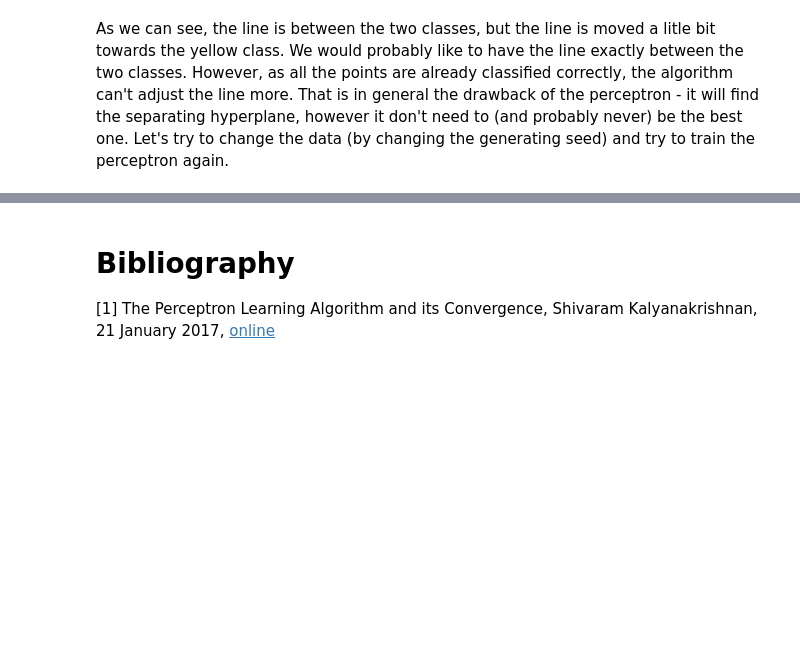
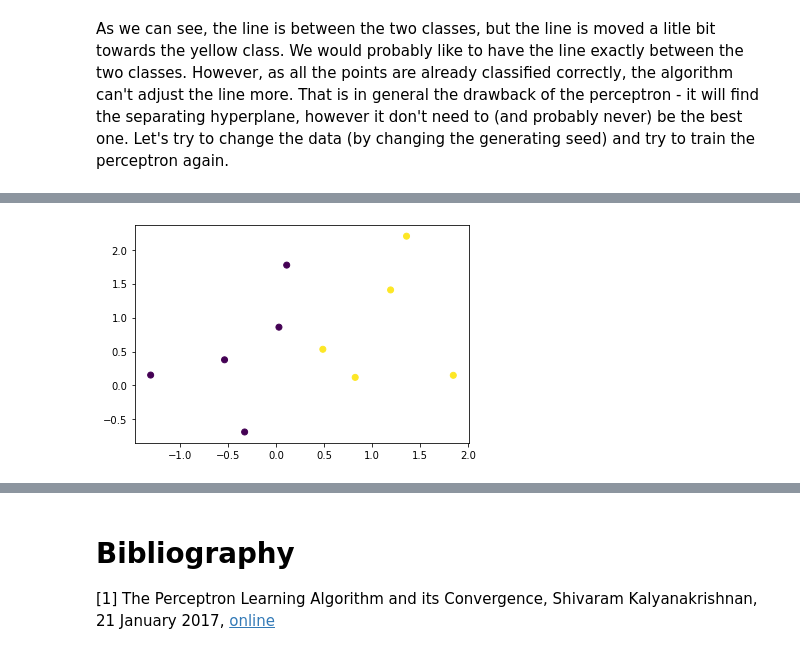
Before and after one commit to PatrikValkovic/neural-networks-step-by-step, a Jupyter notebook: 01-perceptron.ipynb, the cells around one changed output, grey strips where cells are left out. Saved outputs shown, nothing was run; the diff lists cells and outputs as text; code cells hidden in the pictures; blank space fills up the shorter version.

```diff
--- a/01-perceptron.ipynb
+++ b/01-perceptron.ipynb
@@ -157,0 +203,12 @@ plt.plot(
+# %%
+data, classes = sklearn.datasets.make_blobs(
+    n_samples=10,
+    n_features=2,
+    centers=[[-1,0.4],[1,0.6]],
+    cluster_std=0.8,
+    random_state=82
+)
+plt.scatter(data[:,0], data[:,1], c=classes)
+plt.show()
+# %% [output]
+[figure, added]
```
Also changed, not shown: parts of 22 cells of this notebook.
